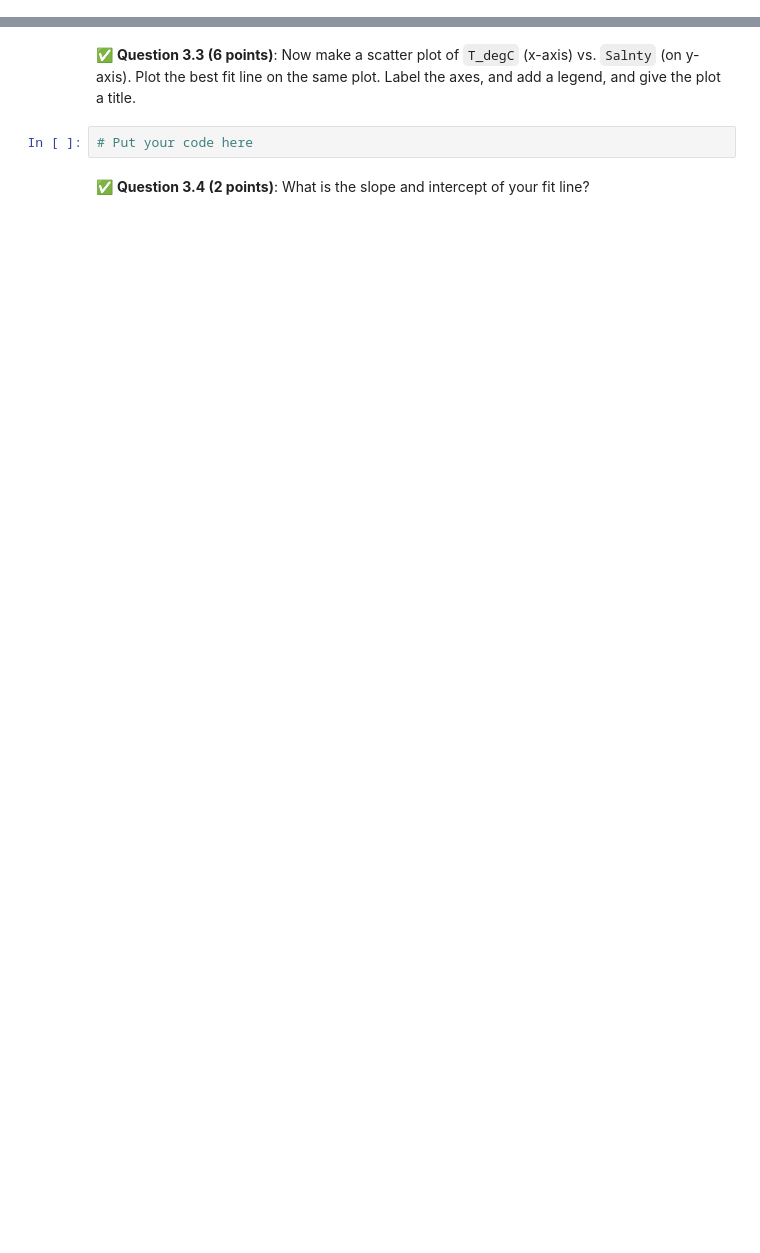
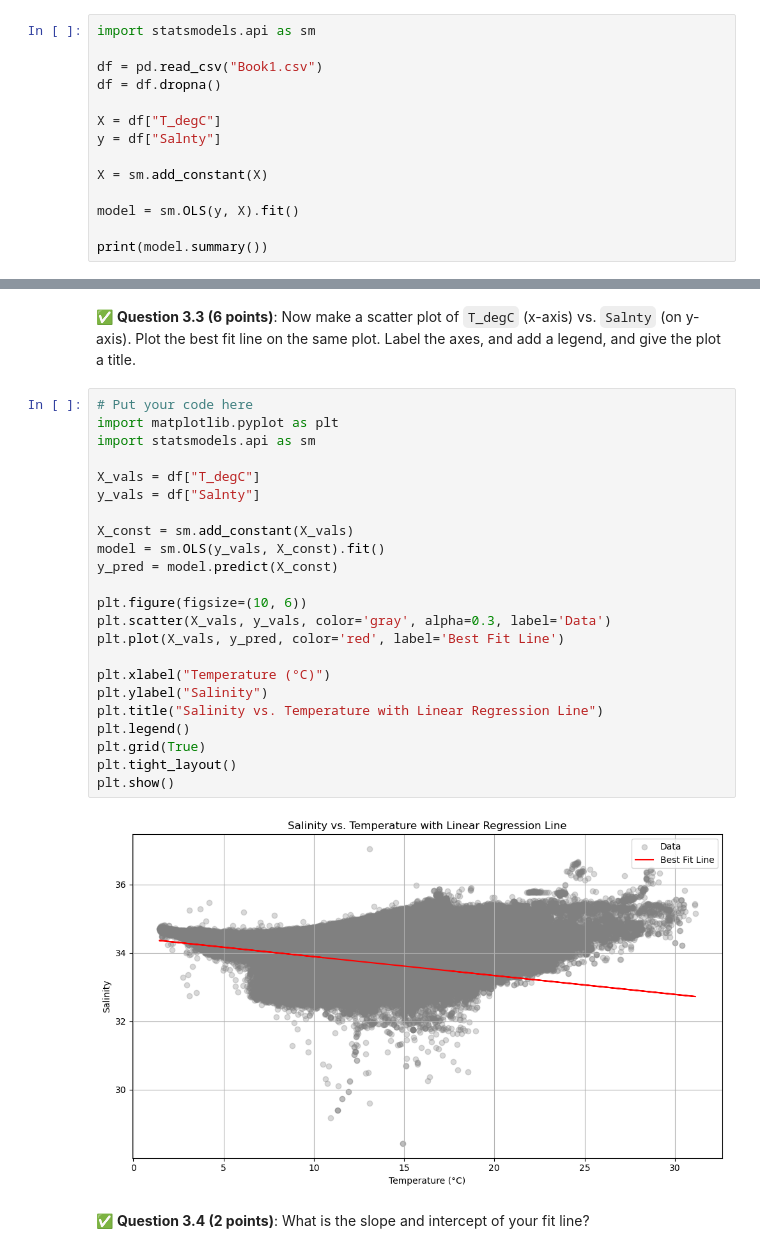
Before and after one commit to patrickw03/CMSE202-f25-turnin, a Jupyter notebook: hw-03/HW-03_Regression-S25-STUDENT.ipynb, the cells around one changed output, grey strips where cells are left out. Saved outputs shown, nothing was run; the diff lists cells and outputs as text; blank space fills up the shorter version.

```diff
--- a/hw-03/HW-03_Regression-S25-STUDENT.ipynb
+++ b/hw-03/HW-03_Regression-S25-STUDENT.ipynb
@@ -133,0 +132,14 @@ In this part, we'll perform some one-variable linear and polynomial regression a
+# %%
+import statsmodels.api as sm
+
+df = pd.read_csv("Book1.csv")
+df = df.dropna()
+
+X = df["T_degC"]
+y = df["Salnty"]
+
+X = sm.add_constant(X)
+
+model = sm.OLS(y, X).fit()
+
+print(model.summary())
@@ -142,6 +172,29 @@ In this part, we'll perform some one-variable linear and polynomial regression a
 # %% [markdown]
 &#9989;  **Question 3.3 (6 points)**: Now make a scatter plot of `T_degC` (x-axis) vs. `Salnty` (on y-axis). Plot the best fit line on the same plot. Label the axes, and add a legend, and give the plot a title.
-# %%
-# Put your code here
+# %%
+# Put your code here
+import matplotlib.pyplot as plt
+import statsmodels.api as sm
+
+X_vals = df["T_degC"]
+y_vals = df["Salnty"]
+
+X_const = sm.add_constant(X_vals)
+model = sm.OLS(y_vals, X_const).fit()
+y_pred = model.predict(X_const)
+
+plt.figure(figsize=(10, 6))
+plt.scatter(X_vals, y_vals, color='gray', alpha=0.3, label='Data')
+plt.plot(X_vals, y_pred, color='red', label='Best Fit Line')
+
+plt.xlabel("Temperature (°C)")
+plt.ylabel("Salinity")
+plt.title("Salinity vs. Temperature with Linear Regression Line")
+plt.legend()
+plt.grid(True)
+plt.tight_layout()
+plt.show()
+# %% [output]
+[figure, added]
 # %% [markdown]
 &#9989;  **Question 3.4 (2 points)**: What is the slope and intercept of your fit line?
```
Also changed, not shown: parts of 8 cells of this notebook.
